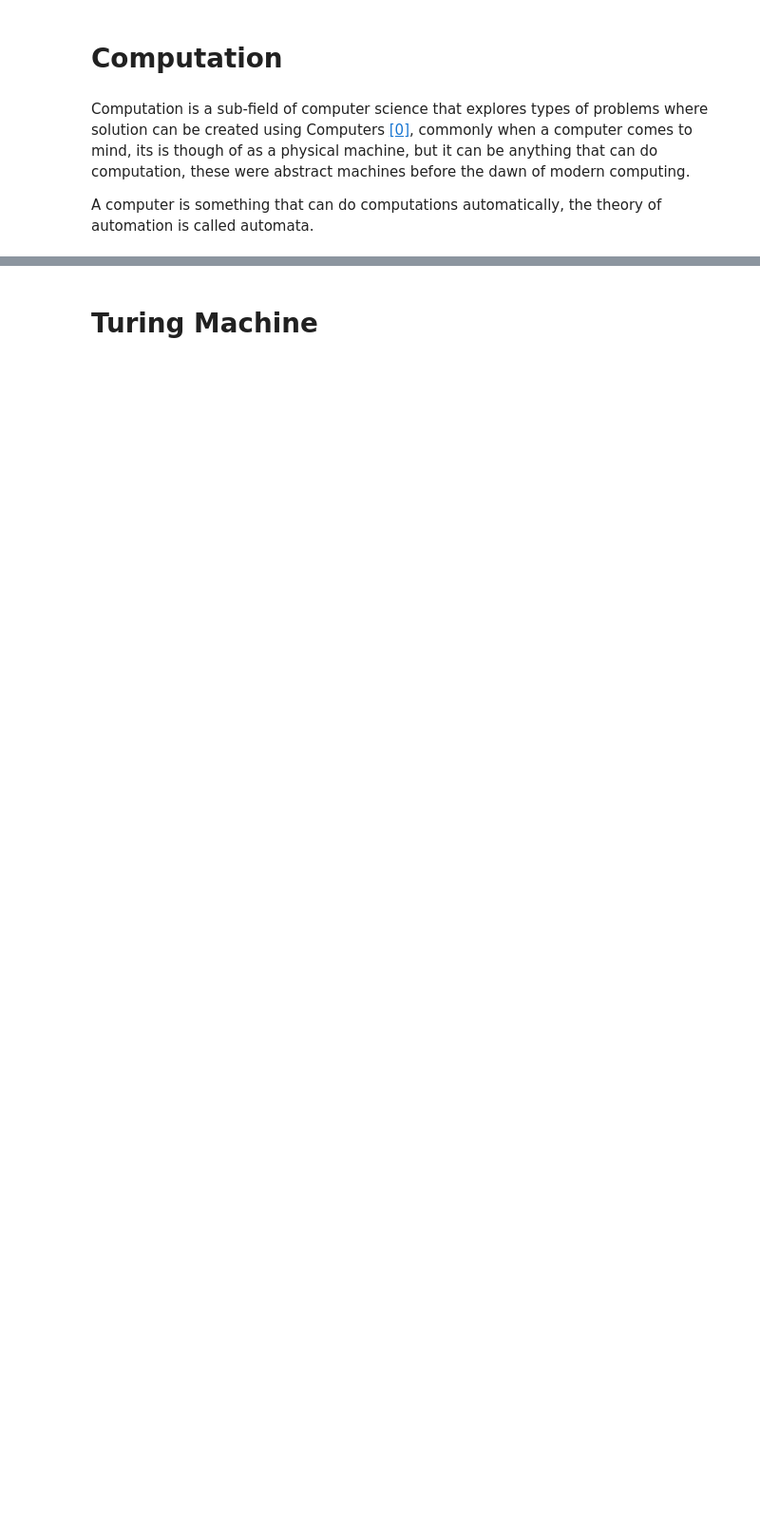
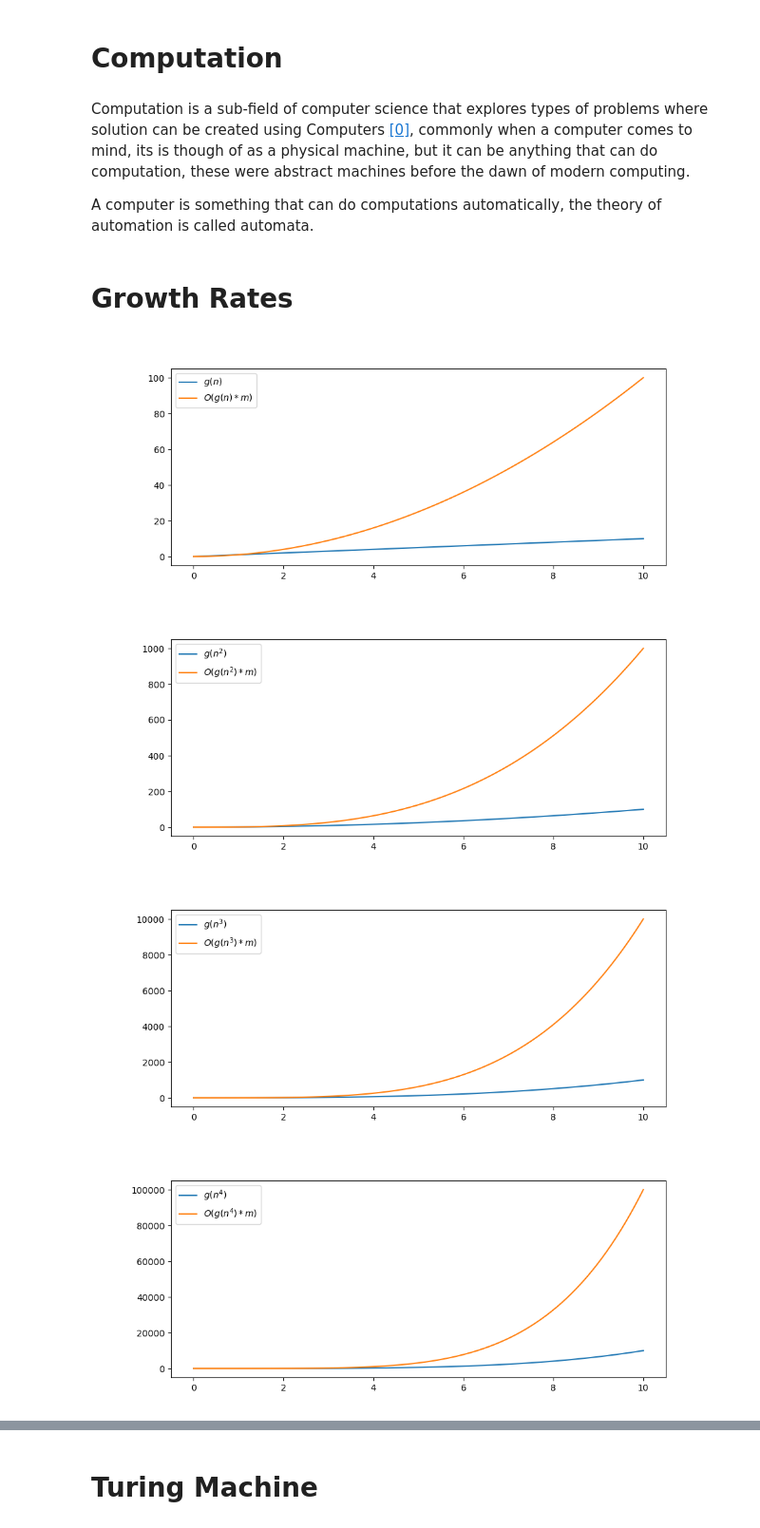
Before and after one commit to G00378925/emerging-technologies, a Jupyter notebook: notebooks/03-computation.ipynb, the cells around one changed output, grey strips where cells are left out. Shown: that part at 95% size. Drawn from its saved outputs; the diff is of its cells as text; code cells hidden in the pictures; blank space fills up the shorter version.

Commit message:
Adding growth rates code

```diff
--- a/notebooks/03-computation.ipynb
+++ b/notebooks/03-computation.ipynb
@@ -4,3 +4,36 @@
 Computation is a sub-field of computer science that explores types of problems where solution can be created using Computers [[0]](#toa-wikipedia), commonly when a computer comes to mind, its is though of as a physical machine, but it can be anything that can do computation, these were abstract machines before the dawn of modern computing.
 
 A computer is something that can do computations automatically, the theory of automation is called automata.
+# %% [markdown]
+# Growth Rates
+# %%
+import math
+
+import matplotlib.pyplot as plt
+import numpy as np
+
+function_list = [
+    {"func": lambda x: x, "latex_label": "g(n)"},# Linear
+    {"func": lambda x: x ** 2, "latex_label": "g(n^2)"}, # Square
+    {"func": lambda x: x ** 3, "latex_label": "g(n^3)"}, # Cubic
+    {"func": lambda x: x ** 4, "latex_label": "g(n^4)"}, # Power of Four
+    {"func": np.log, "latex_label": "g(log(n))"}, # Logarithm
+]
+
+for plot_i in range(1, len(function_list) + 1):
+    fig, ax = plt.subplots(figsize=(10, 4))
+
+    x = np.linspace(0.0, 10.0, 100)
+
+    ax.plot(x, function_list[plot_i - 1]["func"](x), label="${}$".format(function_list[plot_i - 1]["latex_label"]))
+
+    g_latex = "$O({} * m)$".format(function_list[plot_i - 1]["latex_label"])
+    ax.plot(x, function_list[plot_i - 1]["func"](x) * x, label=g_latex)
+
+    ax.legend()
+    plt.show()
+# %% [output]
+[figure, added]
+[figure, added]
+[figure, added]
+[figure, added]
```
Also changed, not shown: parts of 2 cells of this notebook.
